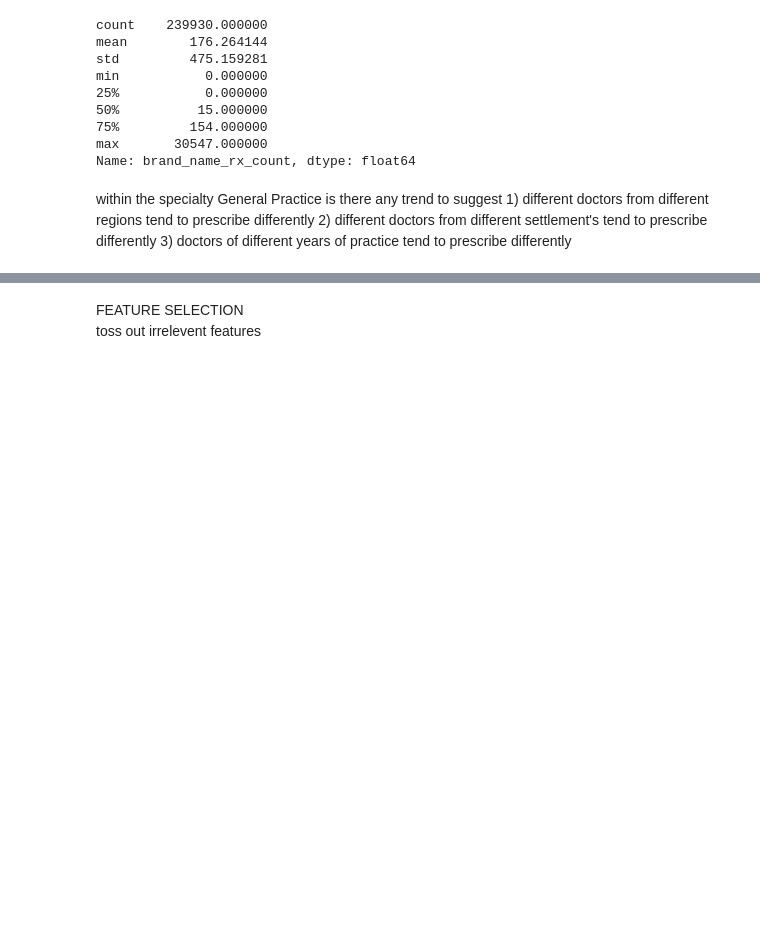
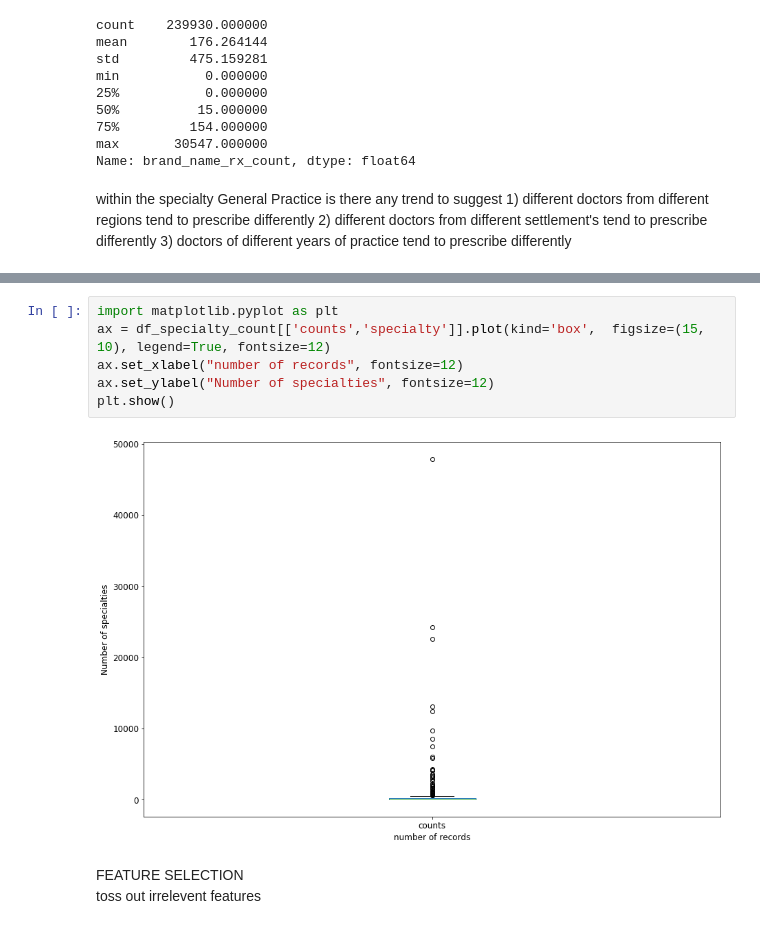
Before and after one commit to ChandraKanthV/Prescription-Based-prediction-with-featureSelection, a Jupyter notebook: project.ipynb, the cells around one changed output, grey strips where cells are left out. Saved outputs shown, nothing was run; the diff lists cells and outputs as text; blank space fills up the shorter version.

```diff
--- a/project.ipynb
+++ b/project.ipynb
@@ -486,3 +534,11 @@ display (df_specialty_count.head(5))
+# %%
+import matplotlib.pyplot as plt
+ax = df_specialty_count[['counts','specialty']].plot(kind='box',  figsize=(15, 10), legend=True, fontsize=12)
+ax.set_xlabel("number of records", fontsize=12)
+ax.set_ylabel("Number of specialties", fontsize=12)
+plt.show()
+# %% [output]
+[figure, added]
 # %% [markdown]
 FEATURE SELECTION
 <br/>toss out irrelevent features
```
Also changed, not shown: parts of 14 cells of this notebook, 2 other files.
